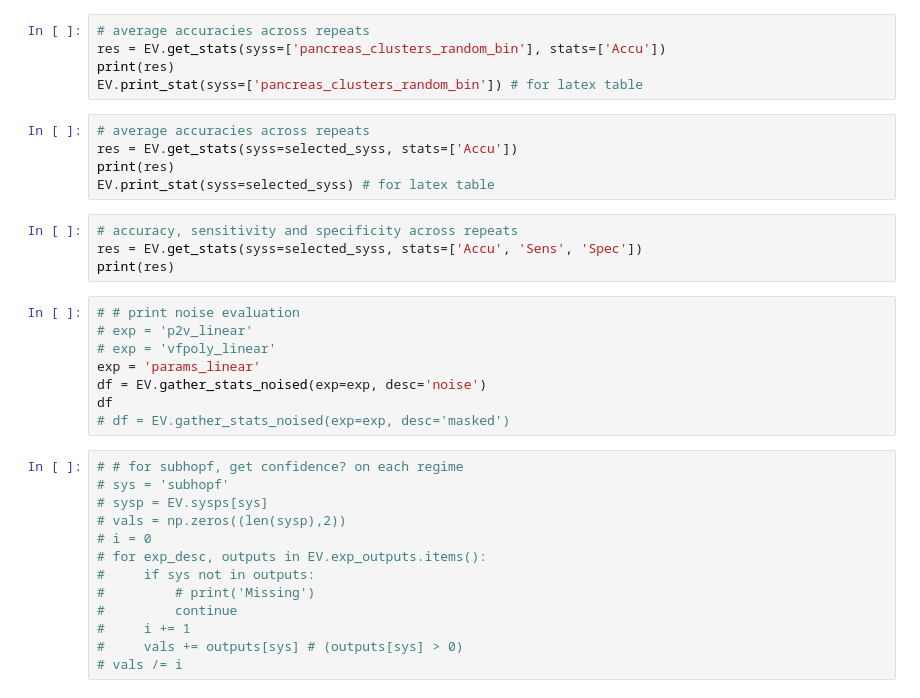
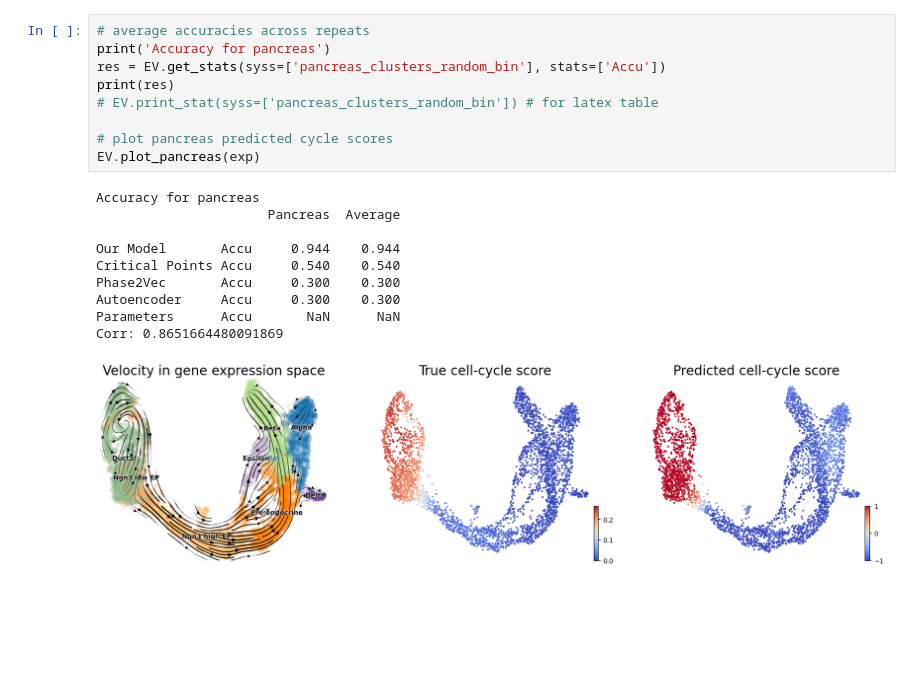
Before and after one commit to nitzanlab/time-warp-attend, a Jupyter notebook: notebooks/evaluate.ipynb, the cells around one changed output. Drawn from its saved outputs; the diff is of its cells as text; blank space fills up the shorter version.

```diff
--- a/notebooks/evaluate.ipynb
+++ b/notebooks/evaluate.ipynb
@@ -131,35 +117,20 @@ exp = 'simple_oscillator_nsfcl_angle_atten_AttentionwFC'
 # %%
 # average accuracies across repeats
+print('Accuracy for pancreas')
 res = EV.get_stats(syss=['pancreas_clusters_random_bin'], stats=['Accu'])
 print(res)
-EV.print_stat(syss=['pancreas_clusters_random_bin']) # for latex table
+# EV.print_stat(syss=['pancreas_clusters_random_bin']) # for latex table
+
+# plot pancreas predicted cycle scores
+EV.plot_pancreas(exp)
+# %% [output]
+Accuracy for pancreas
+                      Pancreas  Average
+
+Our Model       Accu     0.944    0.944
+Critical Points Accu     0.540    0.540
+Phase2Vec       Accu     0.300    0.300
+Autoencoder     Accu     0.300    0.300
+Parameters      Accu       NaN      NaN
+Corr: 0.8651664480091869
+[figure, added]
-# %%
-# average accuracies across repeats
-res = EV.get_stats(syss=selected_syss, stats=['Accu'])
-print(res)
-EV.print_stat(syss=selected_syss) # for latex table
-# %%
-# accuracy, sensitivity and specificity across repeats
-res = EV.get_stats(syss=selected_syss, stats=['Accu', 'Sens', 'Spec'])
-print(res)
-# %%
-# # print noise evaluation
-# exp = 'p2v_linear'
-# exp = 'vfpoly_linear'
-exp = 'params_linear'
-df = EV.gather_stats_noised(exp=exp, desc='noise')
-df
-# df = EV.gather_stats_noised(exp=exp, desc='masked')
-# %%
-# # for subhopf, get confidence? on each regime
-# sys = 'subhopf'
-# sysp = EV.sysps[sys]
-# vals = np.zeros((len(sysp),2))
-# i = 0
-# for exp_desc, outputs in EV.exp_outputs.items():
-#     if sys not in outputs:
-#         # print('Missing')
-#         continue
-#     i += 1
-#     vals += outputs[sys] # (outputs[sys] > 0)
-# vals /= i
```
Also changed, not shown: parts of 24 cells of this notebook, 11 other files.
